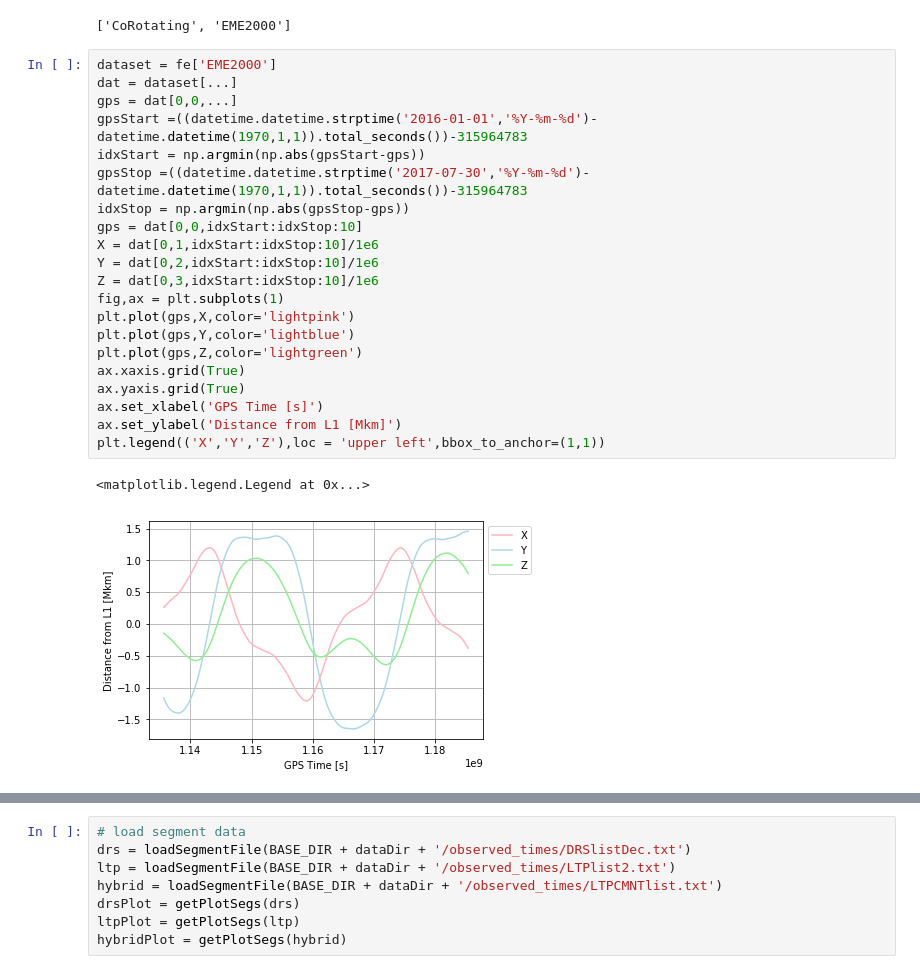
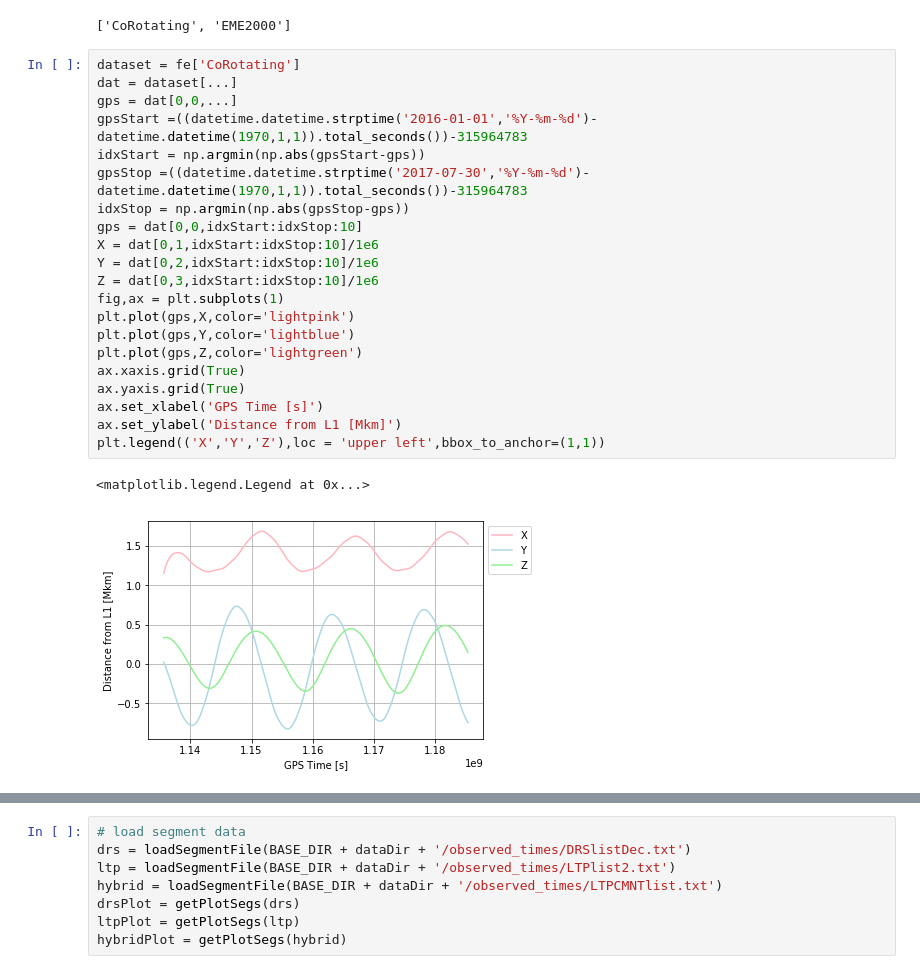
Before and after one commit to tlittenberg/LISAPathfinder, a Jupyter notebook: scripts/Analysis/scripts/ephemeris_plots.ipynb, the cells around one changed output, grey strips where cells are left out. Saved outputs shown, nothing was run; the diff lists cells and outputs as text.

Commit message:
Updated ephemeris plot and added ephemeris info to catalog table

```diff
--- a/scripts/Analysis/scripts/ephemeris_plots.ipynb
+++ b/scripts/Analysis/scripts/ephemeris_plots.ipynb
@@ -57,26 +72,26 @@ list(fe.keys())
 # %% [output]
 ['CoRotating', 'EME2000']
 # %%
-dataset = fe['EME2000']
+dataset = fe['CoRotating']
 dat = dataset[...]
 gps = dat[0,0,...]
 gpsStart =((datetime.datetime.strptime('2016-01-01','%Y-%m-%d')-datetime.datetime(1970,1,1)).total_seconds())-315964783
 idxStart = np.argmin(np.abs(gpsStart-gps))
 gpsStop =((datetime.datetime.strptime('2017-07-30','%Y-%m-%d')-datetime.datetime(1970,1,1)).total_seconds())-315964783
 idxStop = np.argmin(np.abs(gpsStop-gps))
 gps = dat[0,0,idxStart:idxStop:10]
 X = dat[0,1,idxStart:idxStop:10]/1e6
 Y = dat[0,2,idxStart:idxStop:10]/1e6
 Z = dat[0,3,idxStart:idxStop:10]/1e6
 fig,ax = plt.subplots(1)
 plt.plot(gps,X,color='lightpink')
 plt.plot(gps,Y,color='lightblue')
 plt.plot(gps,Z,color='lightgreen')
 ax.xaxis.grid(True)
 ax.yaxis.grid(True)
 ax.set_xlabel('GPS Time [s]')
 ax.set_ylabel('Distance from L1 [Mkm]')
 plt.legend(('X','Y','Z'),loc = 'upper left',bbox_to_anchor=(1,1))
 # %% [output]
 <matplotlib.legend.Legend at 0x...>
-[figure, old version]
+[figure, new version]
```
Also changed, not shown: parts of 5 cells of this notebook, 5 other files.
